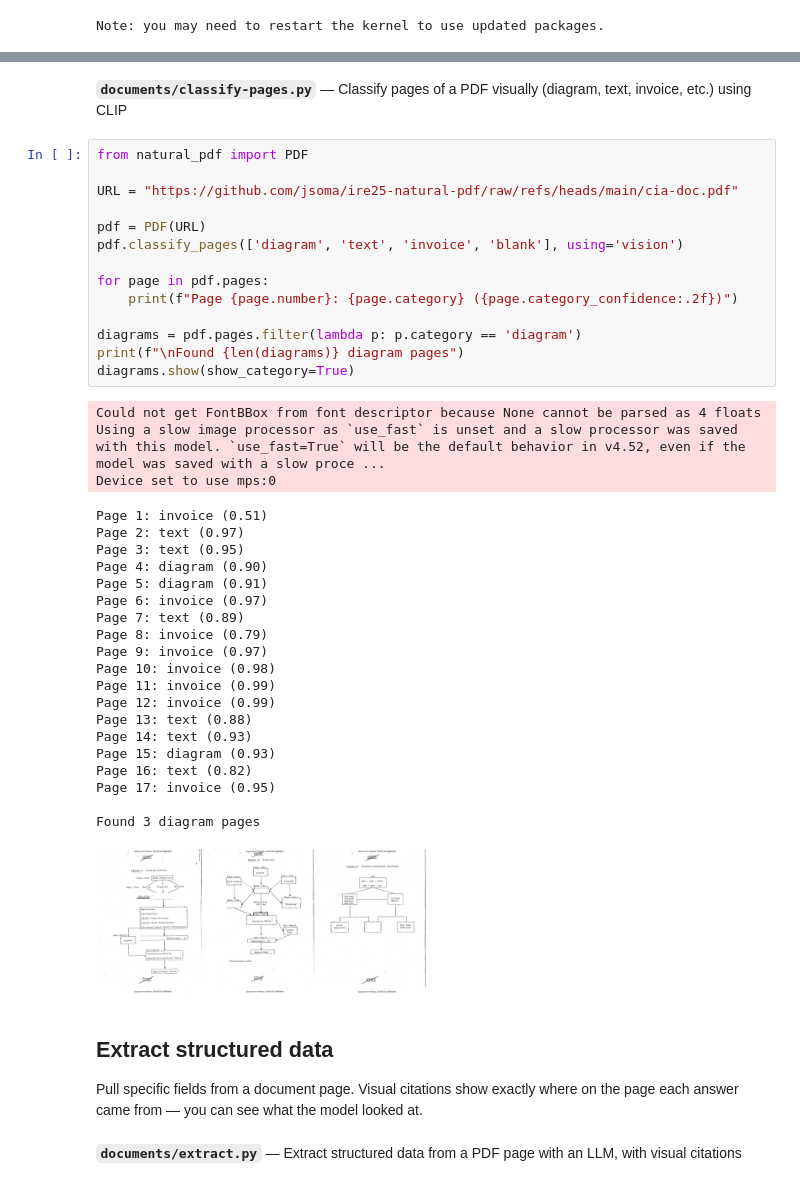
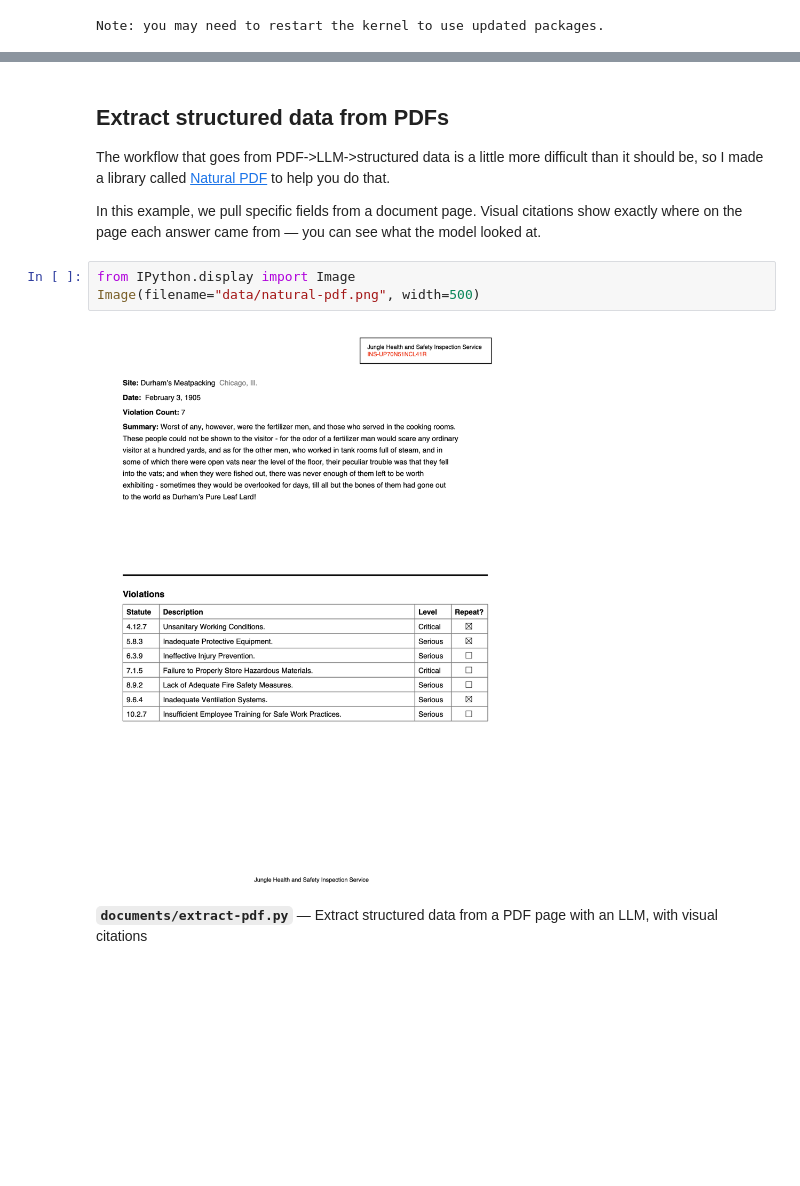
Before and after one commit to jsoma/workshop-ai-images-video, a Jupyter notebook: notebooks/nicar-2026/02-documents.ipynb, the cells around one changed output, grey strips where cells are left out. Drawn from its saved outputs; the diff is of its cells as text; blank space fills up the shorter version.

```diff
--- a/notebooks/nicar-2026/02-documents.ipynb
+++ b/notebooks/nicar-2026/02-documents.ipynb
@@ -83,46 +81,13 @@ Got hundreds of pages from a FOIA? Classify every page as diagram, text, invoice
 # %% [markdown]
-**`documents/classify-pages.py`** — Classify pages of a PDF visually (diagram, text, invoice, etc.) using CLIP
+## Extract structured data from PDFs
+
+The workflow that goes from PDF->LLM->structured data is a little more difficult than it should be, so I made a library called [Natural PDF](https://github.com/jsoma/natural-pdf) to help you do that.
+
+In this example, we pull specific fields from a document page. Visual citations show exactly where on the page each answer came from — you can see what the model looked at.
 # %%
-from natural_pdf import PDF
-
-URL = "https://github.com/jsoma/ire25-natural-pdf/raw/refs/heads/main/cia-doc.pdf"
-
-pdf = PDF(URL)
-pdf.classify_pages(['diagram', 'text', 'invoice', 'blank'], using='vision')
-
-for page in pdf.pages:
-    print(f"Page {page.number}: {page.category} ({page.category_confidence:.2f})")
-
-diagrams = pdf.pages.filter(lambda p: p.category == 'diagram')
-print(f"\nFound {len(diagrams)} diagram pages")
-diagrams.show(show_category=True)
+from IPython.display import Image
+Image(filename="data/natural-pdf.png", width=500)
 # %% [output]
-Could not get FontBBox from font descriptor because None cannot be parsed as 4 floats
-Using a slow image processor as `use_fast` is unset and a slow processor was saved with this model. `use_fast=True` will be the default behavior in v4.52, even if the model was saved with a slow proce ...
-Device set to use mps:0
-Page 1: invoice (0.51)
-Page 2: text (0.97)
-Page 3: text (0.95)
-Page 4: diagram (0.90)
-Page 5: diagram (0.91)
-Page 6: invoice (0.97)
-Page 7: text (0.89)
-Page 8: invoice (0.79)
-Page 9: invoice (0.97)
-Page 10: invoice (0.98)
-Page 11: invoice (0.99)
-Page 12: invoice (0.99)
-Page 13: text (0.88)
-Page 14: text (0.93)
-Page 15: diagram (0.93)
-Page 16: text (0.82)
-Page 17: invoice (0.95)
-
-Found 3 diagram pages
-[figure, old version]
+[figure, new version]
 # %% [markdown]
-## Extract structured data
-
-Pull specific fields from a document page. Visual citations show exactly where on the page each answer came from — you can see what the model looked at.
+**`documents/extract-pdf.py`** — Extract structured data from a PDF page with an LLM, with visual citations
-# %% [markdown]
-**`documents/extract.py`** — Extract structured data from a PDF page with an LLM, with visual citations
```
Also changed, not shown: parts of 17 cells of this notebook, 25 other files.
